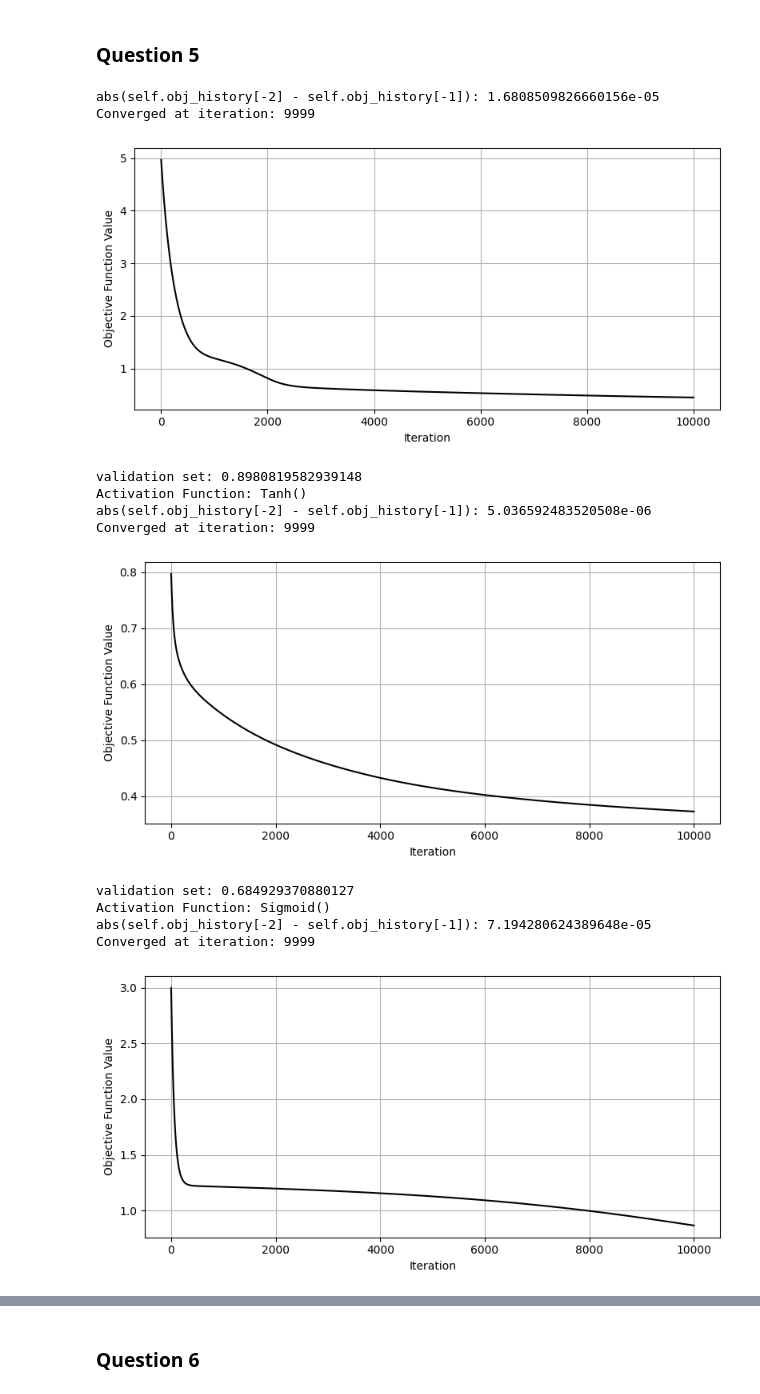
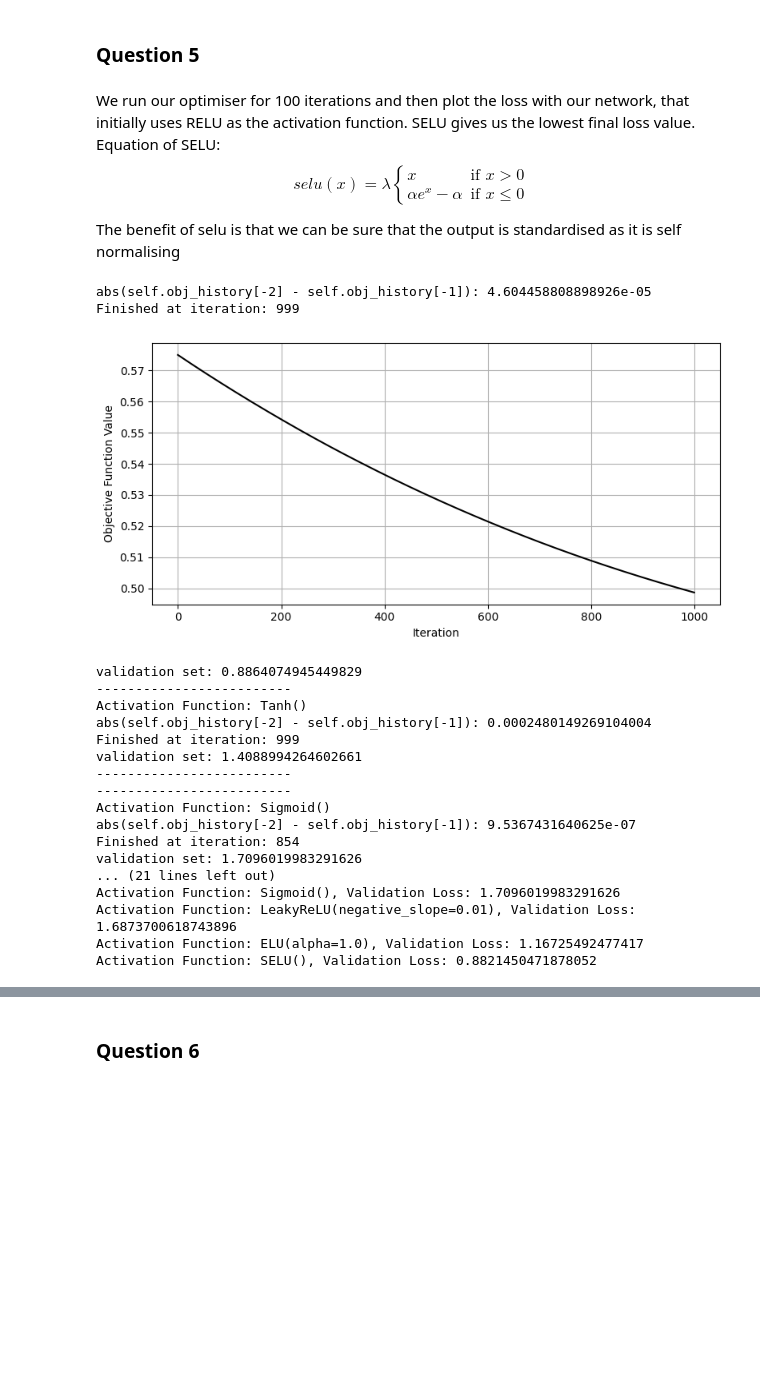
Before and after one commit to AAreeb13/Machine-Learning-Foundations, a Jupyter notebook: coursework1(1).ipynb, the cells around one changed output, grey strips where cells are left out. Saved outputs shown, nothing was run; the diff lists cells and outputs as text; code cells hidden in the pictures; blank space fills up the shorter version.

```diff
--- a/coursework1(1).ipynb
+++ b/coursework1(1).ipynb
@@ -487,12 +516,15 @@ class BaseNetwork(nn.Module):
         layers = []
         input_layer = nn.Linear(input_size, hidden_sizes[0])
         layers.append(input_layer)
+        layers.append(act_func)
+        self.act_func = act_func
 
         for i in range(len(hidden_sizes) - 1):
             hidden_layer = nn.Linear(hidden_sizes[i], hidden_sizes[i + 1])
             layers.append(hidden_layer)
+            layers.append(act_func)
         output_layer = nn.Linear(hidden_sizes[-1], output_size)
-        self.act_func = act_func
+        # self.act_func = act_func
         self.layers = nn.ModuleList(layers)
         self.output_layer = output_layer
 
@@ -502,7 +534,7 @@ class BaseNetwork(nn.Module):
         out = x
 
         for layer in self.layers:
-            out = self.act_func(layer(out))
+            out = layer(out)
 
         out = self.output_layer(out)
         return out
@@ -622,40 +666,65 @@ class GradientDescentOptimiser(Optimizer):
 # %% [markdown]
 
 ### Question 5
+# %% [markdown]
+We run our optimiser for 100 iterations and then plot the loss with our network, that initially uses RELU as the activation function.
+SELU gives us the lowest final loss value.
+Equation of SELU:
+$$
+selu(x) = \lambda \begin{cases} x & \text{if } x > 0 \\ \alpha e^{x} - \alpha & \text{if } x \leq   0 \end{cases}
+$$
+
+The benefit of selu is that we can be sure that the output is standardised as it is self normalising
 # %%
 #Training and optimising
 learning_rate = 0.001
 gd_optimizer = GradientDescentOptimiser(network, X_train, y_train, learning_rate=learning_rate)
-gd_optimizer.run(max_iter=10000)
+gd_optimizer.run(max_iter=1000)
 
 # plotting training
 gd_optimizer.plot_loss()
 
 # computing loss over validation set
 val_loss = gd_optimizer.myLoss(X_val, y_val)
 print(f'validation set: {val_loss.item()}')
 
 # test with different activation function
+losses = {}
+losses[network.act_func] = val_loss.item()
 act_funcs = [nn.Tanh(), nn.Sigmoid(), nn.LeakyReLU(), nn.ELU(), nn.SELU()]
 for act in act_funcs:
+    print('-------------------------')
+    network = BaseNetwork(act, X_train.shape[1],y_train.shape[1],[32,16,8])
     print(f'Activation Function: {act}')
-    network.act_func = act
+    # network.act_func = act
     gd_optimizer = GradientDescentOptimiser(network, X_train, y_train, learning_rate=0.001)
-    gd_optimizer.run(max_iter=10000)
-    gd_optimizer.plot_loss()
+    gd_optimizer.run(max_iter=1000)
+    # gd_optimizer.plot_loss()
     val_loss = gd_optimizer.myLoss(X_val, y_val)
+    losses[act] = val_loss.item()
     print(f'validation set: {val_loss.item()}')
+    print('-------------------------')
+
+for act, loss in losses.items():
+    print(f'Activation Function: {act}, Validation Loss: {loss}')
 # %% [output]
-abs(self.obj_history[-2] - self.obj_history[-1]): 1.6808509826660156e-05
-Converged at iteration: 9999
+abs(self.obj_history[-2] - self.obj_history[-1]): 4.604458808898926e-05
+Finished at iteration: 999
-[figure, old version]
+[figure, new version]
-validation set: 0.8980819582939148
+validation set: 0.8864074945449829
+-------------------------
 Activation Function: Tanh()
-abs(self.obj_history[-2] - self.obj_history[-1]): 5.036592483520508e-06
-Converged at iteration: 9999
+abs(self.obj_history[-2] - self.obj_history[-1]): 0.0002480149269104004
+Finished at iteration: 999
+validation set: 1.4088994264602661
+-------------------------
+-------------------------
+Activation Function: Sigmoid()
+abs(self.obj_history[-2] - self.obj_history[-1]): 9.5367431640625e-07
+Finished at iteration: 854
+validation set: 1.7096019983291626
+... (21 lines left out)
+Activation Function: Sigmoid(), Validation Loss: 1.7096019983291626
+Activation Function: LeakyReLU(negative_slope=0.01), Validation Loss: 1.6873700618743896
+Activation Function: ELU(alpha=1.0), Validation Loss: 1.16725492477417
+Activation Function: SELU(), Validation Loss: 0.8821450471878052
-[figure, removed]
-validation set: 0.684929370880127
-Activation Function: Sigmoid()
-abs(self.obj_history[-2] - self.obj_history[-1]): 7.194280624389648e-05
-Converged at iteration: 9999
-[figure, removed]
```
Also changed, not shown: parts of 11 cells of this notebook.
